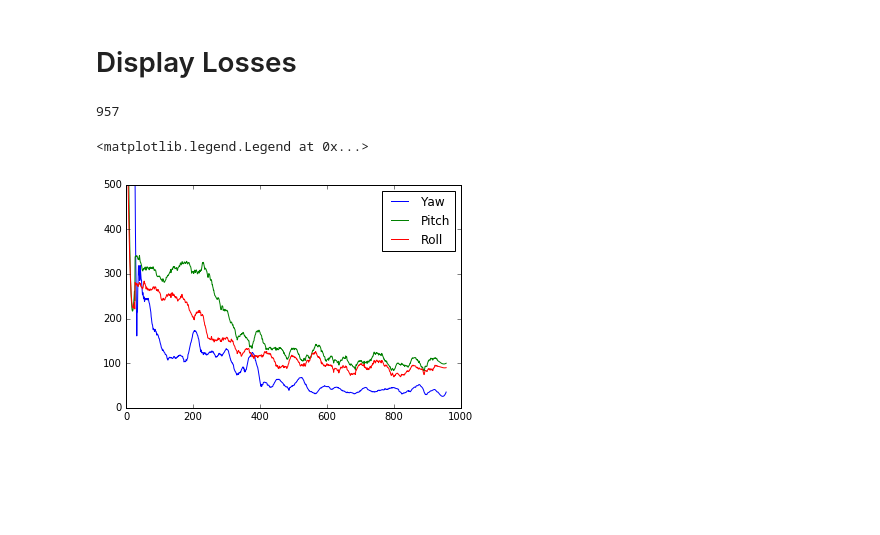
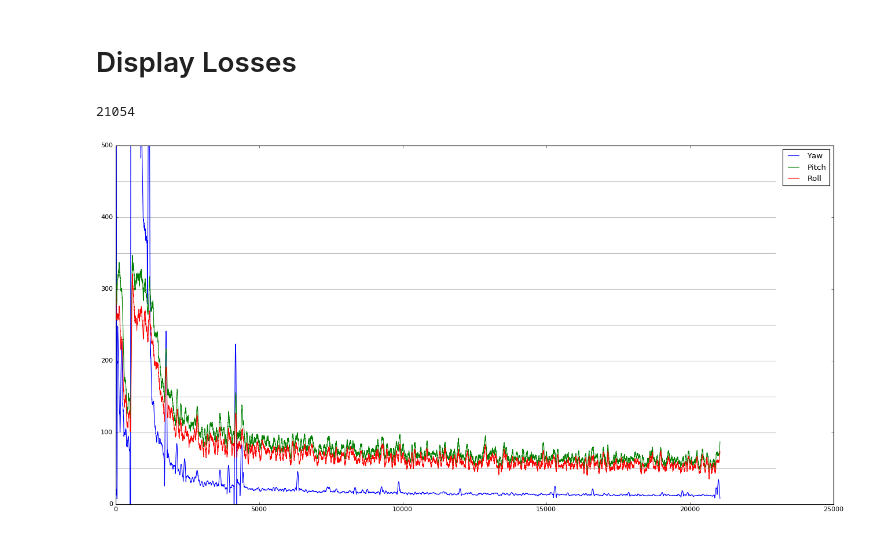
Before and after one commit to emredog/deep-head-pose, a Jupyter notebook: Collab_test.ipynb, the cells around one changed output. Saved outputs shown, nothing was run; the diff lists cells and outputs as text; code cells hidden in the pictures; blank space fills up the shorter version.

```diff
--- a/Collab_test.ipynb
+++ b/Collab_test.ipynb
@@ -124,23 +139,28 @@ _epoch_2.pkl  losses.pkl    Reproduce_300W_LP__epoch_1.pkl
 # %%
 import pickle as pkl
 import matplotlib.pyplot as plt
 from scipy.signal import savgol_filter # smoothing the curves
 plt.style.use('classic')
 %matplotlib inline
 
-loss_file = "/content/deep-head-pose/code/output/snapshots/lossesReproduce_300W_LP_.pkl"
+loss_file = gdrive_workspace + "/lossesReproduce_300W_LP_.pkl"
 with open(loss_file, "rb") as file_handle:
   training_stats = pkl.load(file_handle)
 
 print(len(training_stats["loss_yaw"]))
 
-smoothing = lambda x: savgol_filter(x, 51, 3)
+smoothing = lambda x: savgol_filter(x, 101, 3)
+
+fig=plt.figure(figsize=(20, 10), dpi= 80, facecolor='w', edgecolor='k')
+
 plt.plot(smoothing(training_stats["loss_yaw"]), label="Yaw")
 plt.plot(smoothing(training_stats["loss_pitch"]), label="Pitch")
 plt.plot(smoothing(training_stats["loss_roll"]), label="Roll")
+
+plt.hlines(list(range(0, 500, 50)), 0, 23000, color='0.75')
 plt.ylim(0, 500)
 plt.legend()
+plt.show()
 # %% [output]
-957
+21054
-<matplotlib.legend.Legend at 0x...>
-[figure, old version]
+[figure, new version]
```
Also changed, not shown: parts of 5 cells of this notebook.
